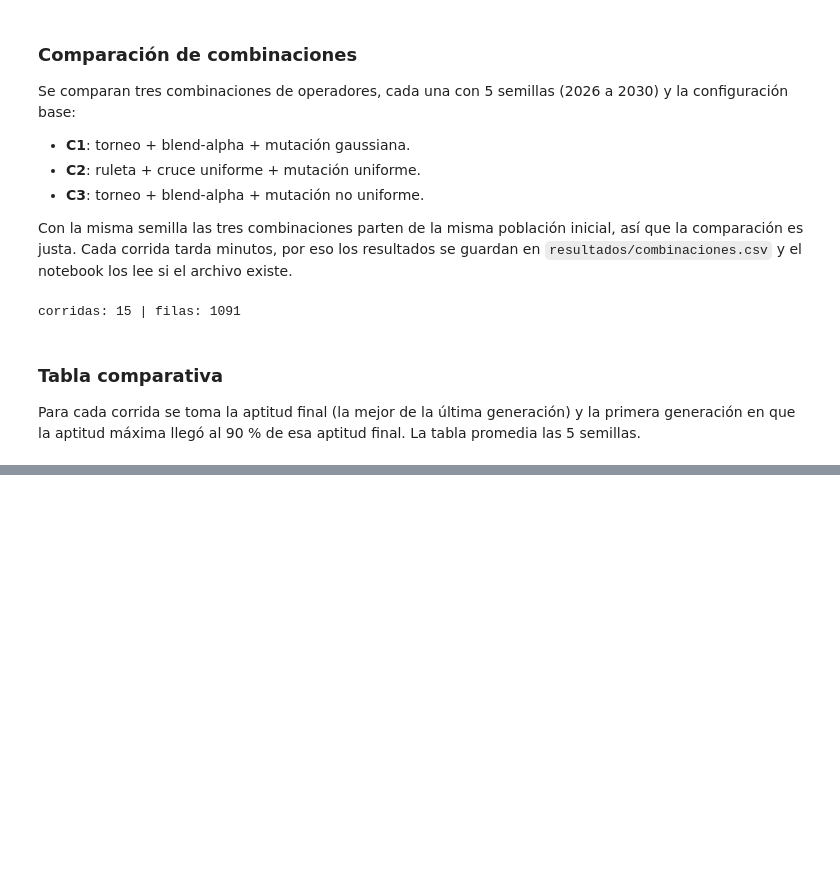
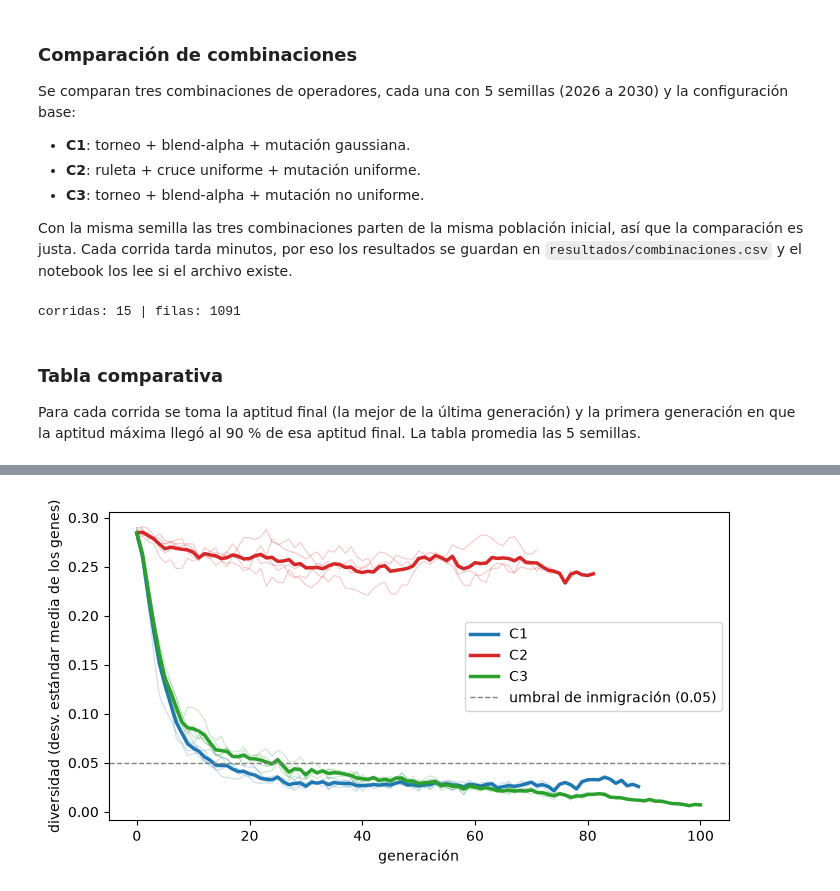
Before and after one commit to ArianaPita-0102/ia-examen-geneticos, a Jupyter notebook: silbido_piano.ipynb, the cells around one changed output, grey strips where cells are left out. Saved outputs shown, nothing was run; the diff lists cells and outputs as text; code cells hidden in the pictures; blank space fills up the shorter version.

Commit message:
Agrega el gráfico de diversidad por generación

```diff
--- a/silbido_piano.ipynb
+++ b/silbido_piano.ipynb
@@ -734,0 +740,15 @@ tabla
+# %%
+colores = {"C1": "tab:blue", "C2": "tab:red", "C3": "tab:green"}
+plt.figure(figsize=(8, 4))
+for nombre, d in comb.groupby("combinacion"):
+    for semilla, c in d.groupby("semilla"):
+        plt.plot(c["generacion"], c["diversidad"], color=colores[nombre], alpha=0.25, lw=0.8)
+    media = d.groupby("generacion")["diversidad"].mean()
+    plt.plot(media.index, media.values, color=colores[nombre], lw=2.5, label=nombre)
+plt.axhline(0.05, color="gray", ls="--", lw=1, label="umbral de inmigración (0.05)")
+plt.xlabel("generación")
+plt.ylabel("diversidad (desv. estándar media de los genes)")
+plt.legend()
+plt.show()
+# %% [output]
+[figure, added]
```
Also changed, not shown: parts of 1 cell of this notebook.
